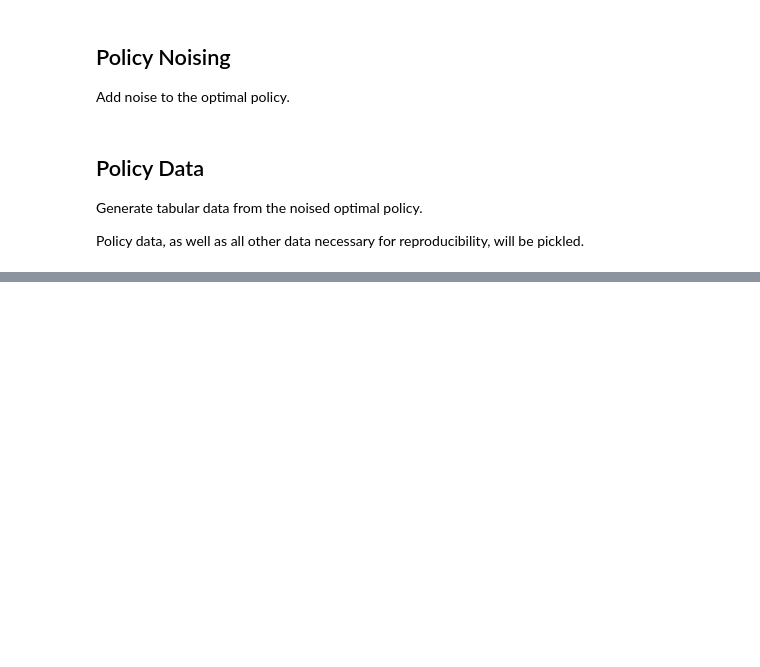
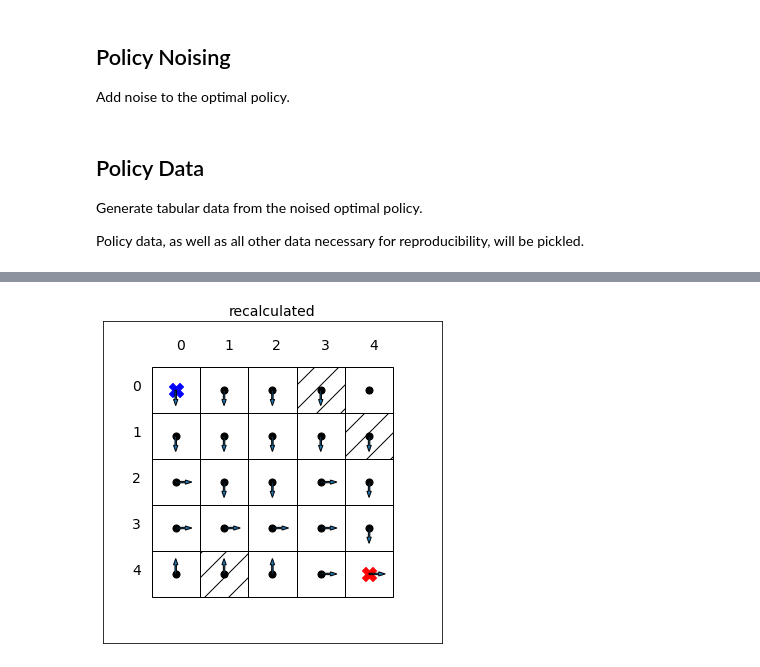
Before and after one commit to IBM/IBM-Extended-Markov-Ratio-Decision-Process, a Jupyter notebook: notebooks/grid_world_data.ipynb, the cells around one changed output, grey strips where cells are left out. Saved outputs shown, nothing was run; the diff lists cells and outputs as text; code cells hidden in the pictures; blank space fills up the shorter version.

```diff
--- a/notebooks/grid_world_data.ipynb
+++ b/notebooks/grid_world_data.ipynb
@@ -405,0 +360,21 @@ if m==3 and n==3:
+# %%
+file_new = 'grid_world_recaculate_policyID_0aeld9z3_to_dataID=j2bv6ue1_m=5_n=5_noise=10.pickle'
+file_old = 'grid_world_experimentID=ijcai_dataID=0aeld9z3_m=5_n=5_noise=10.pickle'
+# %%
+data_new = load_data(file_new,root=configs['local']['buckets']['data'])
+data_old = load_data(file_old,root=configs['local']['buckets']['data_dest'])
+# %%
+p_opt_new = data_new['p_opt']
+p_opt_old = data_old['p_opt']
+risks_new = data_new['pareto_risks']
+rewards_new = data_new['pareto_rewards']
+risks_old = data_old['pareto_risks']
+rewards_old = data_old['pareto_rewards']
+# %%
+obstacles_new = data_new['obstacles']
+obstacles_old = data_old['obstacles']
+# %%
+title = 'recalculated'
+plot_policy(p_opt_new,states,actions,m,n,init_state_index,final,obstacles=obstacles_new,cell_unit_length=1.0,title=title)
+# %% [output]
+[figure, added]
```
Also changed, not shown: parts of 75 cells of this notebook, 3 other files.
